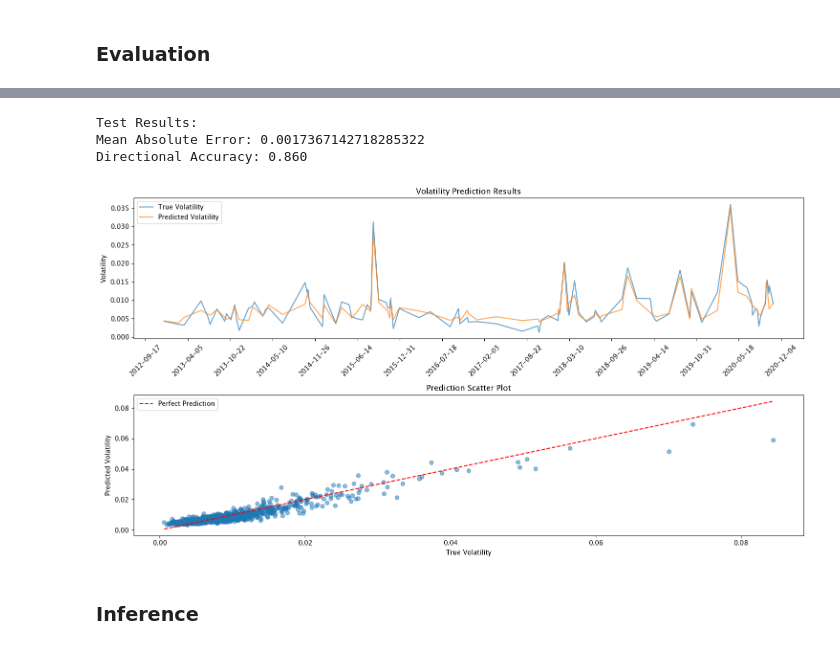
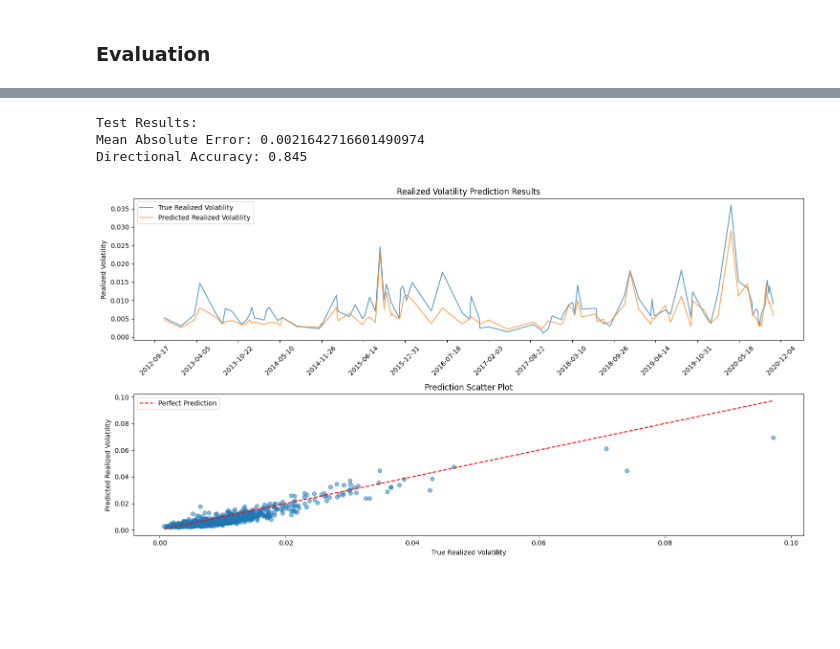
Before and after one commit to FrancescoMontanaro/Machine-Learning-from-scratch, a Jupyter notebook: Deep Learning/Time Series Forecasting/train_rnn_forecasting.ipynb, the cells around one changed output, grey strips where cells are left out. Cells and saved outputs as stored; diff of their text form; code cells hidden in the pictures; blank space fills up the shorter version.

Commit message:
Add utility functions for time series forecasting. Traiend models and add inference notebook

```diff
--- a/Deep Learning/Time Series Forecasting/train_rnn_forecasting.ipynb
+++ b/Deep Learning/Time Series Forecasting/train_rnn_forecasting.ipynb
@@ -236,9 +107,18 @@ def build_sequences(input_data: np.ndarray, target_data: np.ndarray, timestamps:
 # %%
 # Build sequences
-features, targets, sequence_timestamps = build_sequences(input_data, target_data, input_timestamps, max_seq_len)
+features_data, targets_data, timestamps_returns_data = build_sequences(
+    input_data = log_returns[volatility_window:],
+    target_data = realized_volatility,
+    timestamps = timestamps_volatility,
+    seq_length = max_seq_len
+
+)
+
+# Convert to tensors
+features, targets, timestamps = Tensor(features_data), Tensor(targets_data), Tensor(timestamps_returns_data)
 
 # Print the shapes of the features and targets
 print(f"Features shape: {features.shape}")
 print(f"Targets shape: {targets.shape}")
-print(f"Timestamps shape: {sequence_timestamps.shape}")
+print(f"Timestamps shape: {timestamps.shape}")
 # %% [output]
@@ -257,7 +137,7 @@ assert isinstance(train_test_shuffle_indices, np.ndarray), "train_test_shuffle_i
 assert isinstance(train_valid_shuffle_indices, np.ndarray), "train_valid_shuffle_indices should be a numpy array"
 
 # Extract the timestamps for each set
-train_timestamps, test_timestamps = data_processing.split_data(sequence_timestamps[train_test_shuffle_indices], train_test_split_pct, shuffle=False)[0]
+train_timestamps, test_timestamps = data_processing.split_data(timestamps[train_test_shuffle_indices], train_test_split_pct, shuffle=False)[0]
 train_timestamps, valid_timestamps = data_processing.split_data(train_timestamps[train_valid_shuffle_indices], train_valid_split_pct, shuffle=False)[0]
 
 # Print the dataset information
@@ -308,8 +169,8 @@ def normalization_fn(x: Tensor) -> Tensor:
 # %%
 # Normalize the training, validation, and test sets using training statistics
-X_train_norm = normalization_fn(X_train)
-X_valid_norm = normalization_fn(X_valid)
-X_test_norm = normalization_fn(X_test)
+X_train_norm = data_processing.z_score_normalize(X_train, mean, std)
+X_valid_norm = data_processing.z_score_normalize(X_valid, mean, std)
+X_test_norm = data_processing.z_score_normalize(X_test, mean, std)
 # %% [markdown]
 ### Building the model
 # %%
@@ -318,6 +179,7 @@ model = AutoRegressive(
     name = "Stock prediction model",
     config = AutoRegressiveConfig(
         return_sequence = False,
+        use_cache = False,
         max_sequence_length = max_seq_len,
         input_type = 'continuous'
     ),
@@ -457,17 +291,17 @@ print(f"Test Results:")
 print(f"Mean Absolute Error: {mae.to_numpy()}")
 
 # Compute the directional accuracy
-dir_acc = directional_accuracy(predictions, y_test)
+dir_acc = directional_accuracy(predictions.to_numpy(), y_test.to_numpy(), close_price_idx)
 
 # Print the directional accuracy
 print(f"Directional Accuracy: {dir_acc:.3f}")
 # %% [output]
 Test Results:
-Mean Absolute Error: 0.0017367142718285322
-Directional Accuracy: 0.860
+Mean Absolute Error: 0.0021642716601490974
+Directional Accuracy: 0.845
 # %%
 # Prepare the plot object based on whether we are predicting volatility or log returns
-plot_obj = "Volatility" if predict_volatility else "Log Returns"
+plot_obj = "Realized Volatility"
 samples_to_plot = 100  # Number of samples to plot
 
 # Sort the test timestamps and corresponding predictions and true values
@@ -480,35 +314,33 @@ sorted_predictions = predictions.to_numpy()[sorted_indices]
 test_dates = np.array([datetime.fromtimestamp(int(t)) for t in sorted_test_timestamps])
 
 # Create a figure for plotting
 plt.figure(figsize=(15, 8))
 
-# Plot the time series of true and predicted volatility
+# Plot the time series of true and predicted realized volatility
 plt.subplot(2, 1, 1)
 plt.plot(test_dates[-samples_to_plot:], sorted_y_test[-samples_to_plot:, close_price_idx], label=f'True {plot_obj}', alpha=0.7)
 plt.plot(test_dates[-samples_to_plot:], sorted_predictions[-samples_to_plot:, close_price_idx], label=f'Predicted {plot_obj}', alpha=0.7)
 plt.title(f'{plot_obj} Prediction Results')
 plt.ylabel(plot_obj)
 plt.legend()
 plt.gca().xaxis.set_major_locator(MaxNLocator(nbins=20))
 plt.xticks(rotation=45)
 
-# Scatter plot of true vs predicted volatility
+# Scatter plot of true vs predicted realized volatility
 plt.subplot(2, 1, 2)
 plt.scatter(y_test.to_numpy()[:, close_price_idx], predictions.to_numpy()[:, close_price_idx], alpha=0.5)
 plt.plot(
     [y_test.to_numpy()[:, close_price_idx].min(), y_test.to_numpy()[:, close_price_idx].max()],
     [y_test.to_numpy()[:, close_price_idx].min(), y_test.to_numpy()[:, close_price_idx].max()],
     'r--', label='Perfect Prediction'
 )
 plt.xlabel(f'True {plot_obj}')
 plt.ylabel(f'Predicted {plot_obj}')
 plt.title('Prediction Scatter Plot')
 plt.legend()
 
 # Adjust layout and show the plot
 plt.tight_layout()
 plt.show()
 # %% [output]
-[figure, old version]
+[figure, new version]
-# %% [markdown]
-### Inference
```
Also changed, not shown: parts of 18 cells of this notebook, 6 other files.
